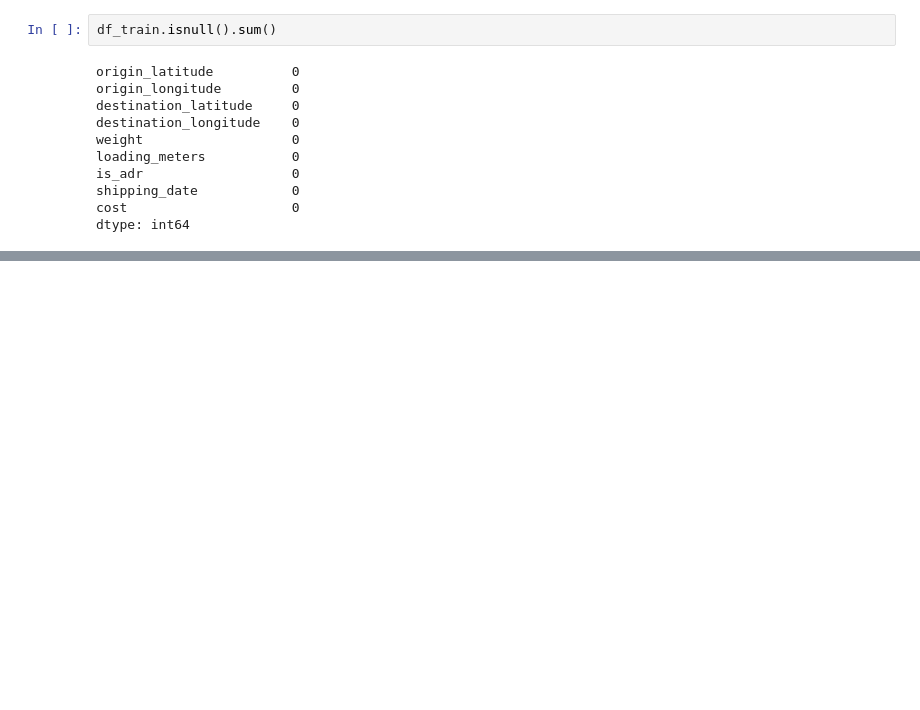
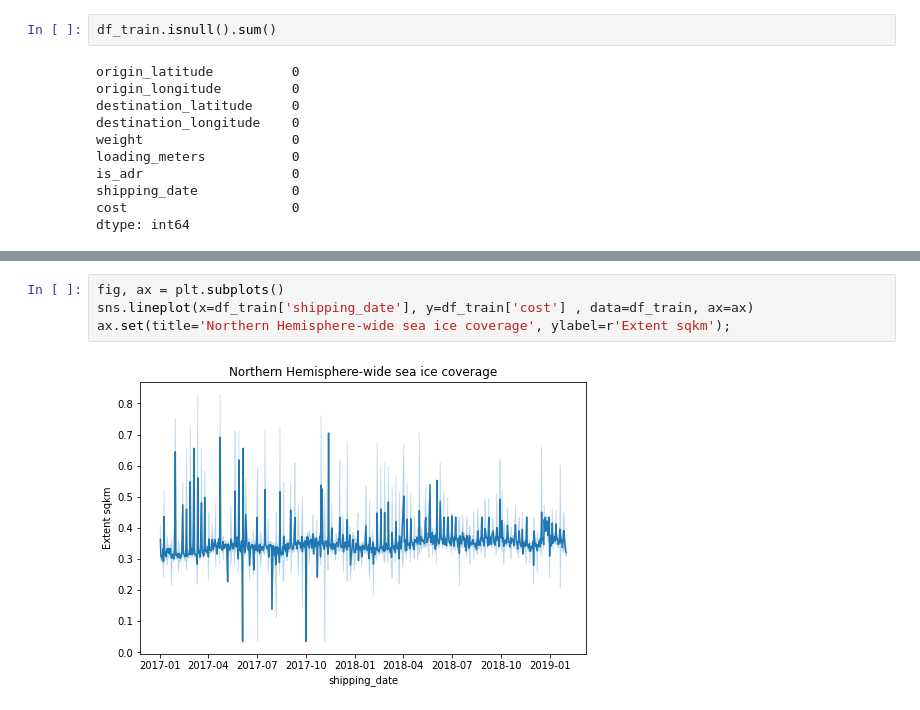
Before and after one commit to aanysofia/Cost-Prediction, a Jupyter notebook: ML_Cost_Prediction.ipynb, the cells around one changed output, grey strips where cells are left out. Saved outputs shown, nothing was run; the diff lists cells and outputs as text; blank space fills up the shorter version.

```diff
--- a/ML_Cost_Prediction.ipynb
+++ b/ML_Cost_Prediction.ipynb
@@ -52,0 +166,6 @@ dtype: int64
+# %%
+fig, ax = plt.subplots()
+sns.lineplot(x=df_train['shipping_date'], y=df_train['cost'] , data=df_train, ax=ax)
+ax.set(title='Northern Hemisphere-wide sea ice coverage', ylabel=r'Extent sqkm');
+# %% [output]
+[figure, added]
```
Also changed, not shown: parts of 19 cells of this notebook.
